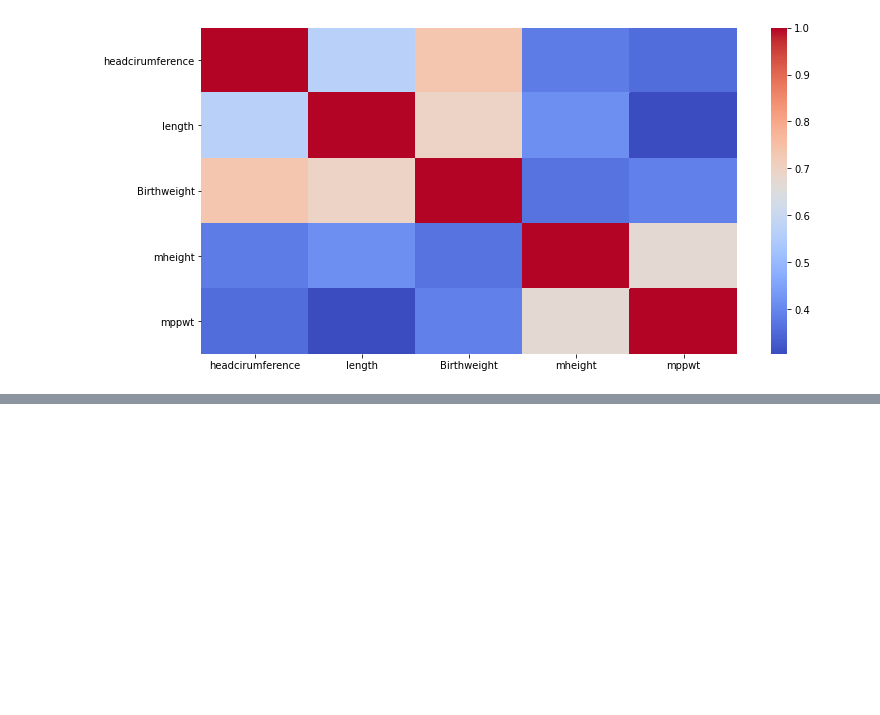
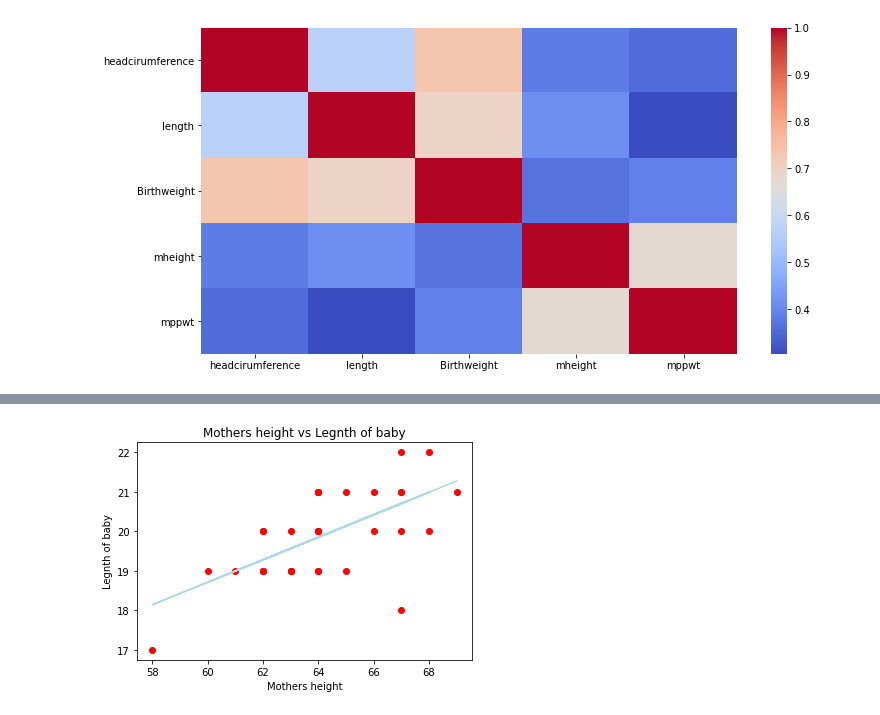
Before and after one commit to timc823/IST347, a Jupyter notebook: Week_3/Assignment#2.ipynb, the cells around one changed output, grey strips where cells are left out. Saved outputs shown, nothing was run; the diff lists cells and outputs as text; code cells hidden in the pictures; blank space fills up the shorter version.

```diff
--- a/Week_3/Assignment#2.ipynb
+++ b/Week_3/Assignment#2.ipynb
@@ -48,0 +140,3 @@ sns.heatmap(corr,
+# %%
+X_mh = df.iloc[:,8:9].values # select mother height
+y_le = df.iloc[:,2].values # select baby legnth
@@ -48,0 +181,11 @@ sns.heatmap(corr,
+# %%
+mh_x_pred = lr_two.predict(X_mh_train)
+# %%
+plt.scatter(X_mh_train,y_le_train,color='red') # plot the scatter data in red
+plt.plot(X_mh_train,mh_x_pred,color='lightblue') # plot the regression line
+plt.title('Mothers height vs Legnth of baby')
+plt.xlabel('Mothers height')
+plt.ylabel('Legnth of baby')
+plt.show()
+# %% [output]
+[figure, added]
```
Also changed, not shown: parts of 52 cells of this notebook.
